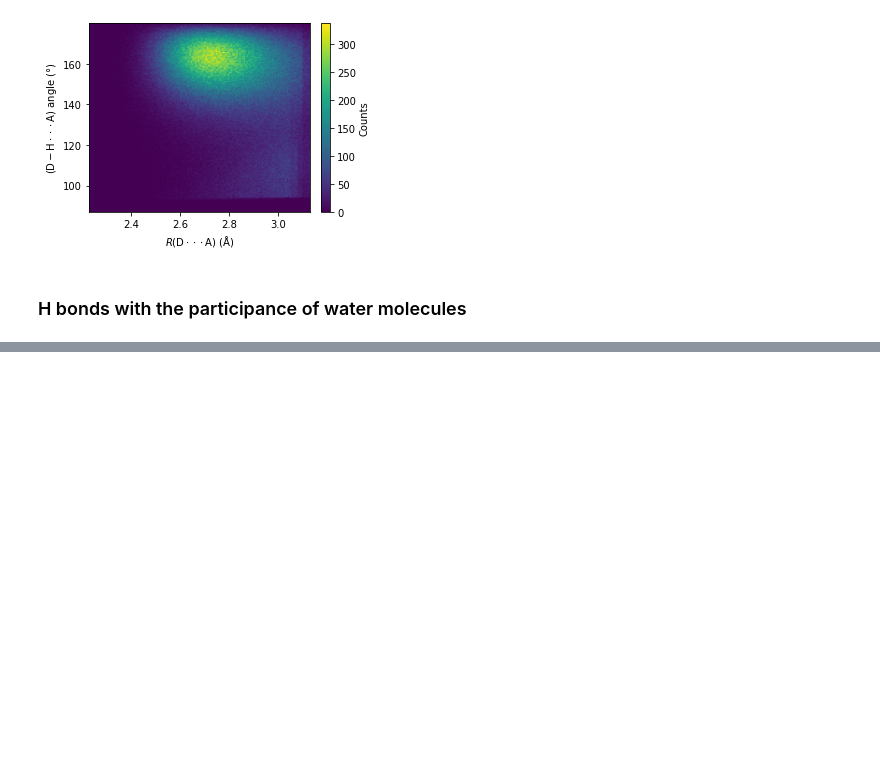
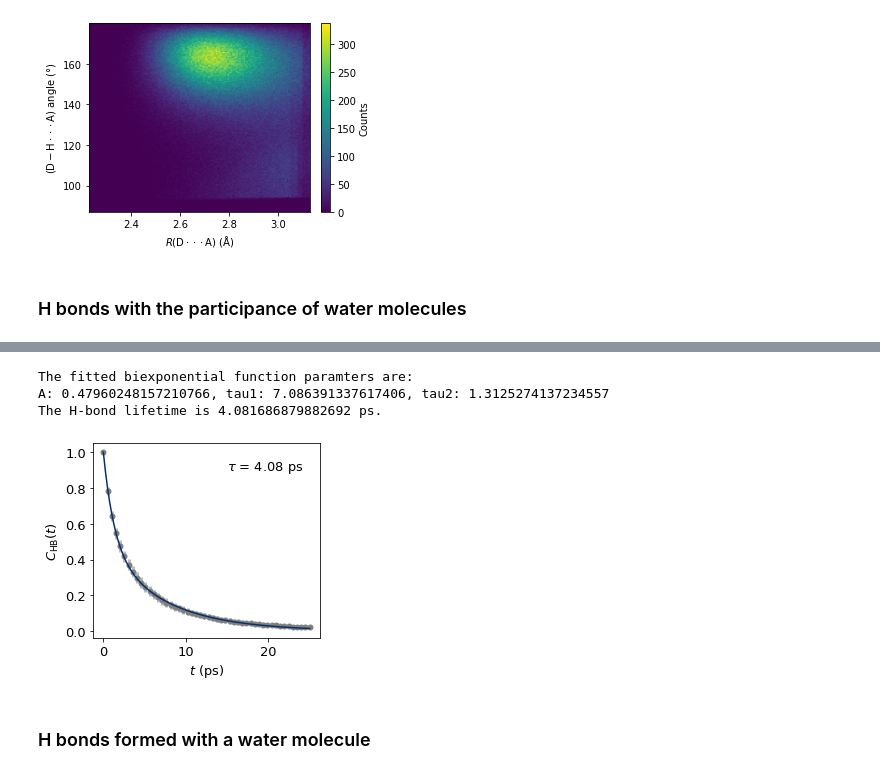
Before and after one commit to Lei-Lei-alpha/FishMol, a Jupyter notebook: docs/H_bond.ipynb, the cells around one changed output, grey strips where cells are left out. Saved outputs shown, nothing was run; the diff lists cells and outputs as text; code cells hidden in the pictures; blank space fills up the shorter version.

```diff
--- a/docs/H_bond.ipynb
+++ b/docs/H_bond.ipynb
@@ -243,0 +200,3 @@ plt.show()
+# %%
+c1_t, c1_C_ts_mean, c1_C_ts_error = dimer.auto_cor(nframes = 5000, skip = 100, data = "/nobackup/rhtp48/data_ana/results/cage1-hbonds-500K.json", index = ":")
+c1_C_ts_mean
@@ -243,0 +214,25 @@ plt.show()
+# %%
+c1_x_fit, c1_y_fit, c1_params = dimer.bi_exp_fit(c1_t, c1_C_ts_mean, amp1 = 0.35922814, tau1 = 5.98152426, tau2 = 1.22001)
+c1_tau = dimer.calc_tau(*c1_params)
+# %% [output]
+The fitted biexponential function paramters are:
+A: 0.47960248157210766, tau1: 7.086391337617406, tau2: 1.3125274137234557
+The H-bond lifetime is 4.081686879882692 ps.
+# %%
+fig, ax = plt.subplots()
+
+ax.errorbar(c1_t, c1_C_ts_mean, yerr = c1_C_ts_error, fmt='o', color="tab:grey",
+                    ecolor='#bdbdbd', elinewidth=3, capsize=0, zorder = 0);
+ax.plot(c1_x_fit, c1_y_fit, color = "#08306b", zorder = 1)
+
+ax.text(15.0, 0.9, r"$\tau$ = %.2f ps"%c1_tau)
+
+# ax.xaxis.set_major_locator(MultipleLocator(5))
+ax.set_xlabel("$t$ (ps)")
+ax.set_ylabel("$C_{\mathrm{HB}}(t)$")
+plt.savefig("test/cage1_all_hbond_lifetime_500K.jpg", dpi = 600)
+plt.show()
+# %% [output]
+[figure, added]
+# %% [markdown]
+### H bonds formed with a water molecule
```
Also changed, not shown: parts of 25 cells of this notebook, 18 other files.
